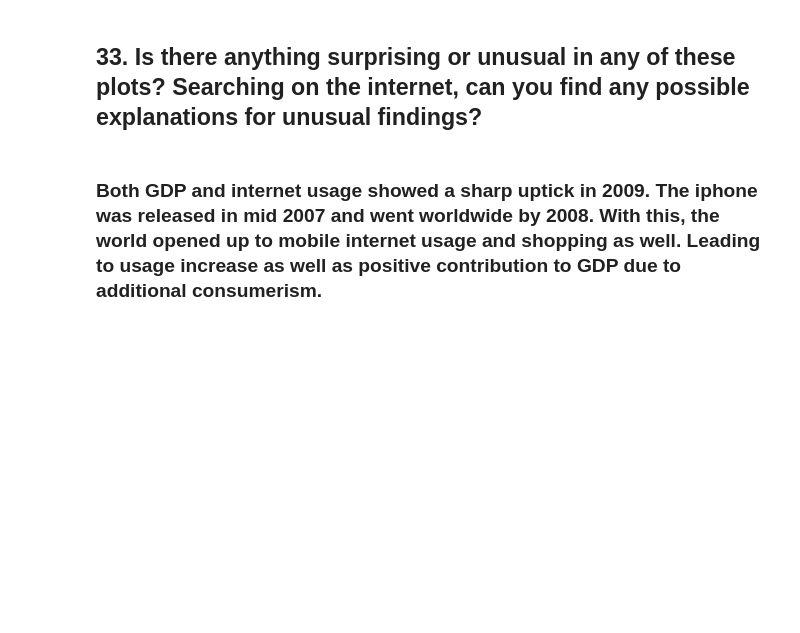
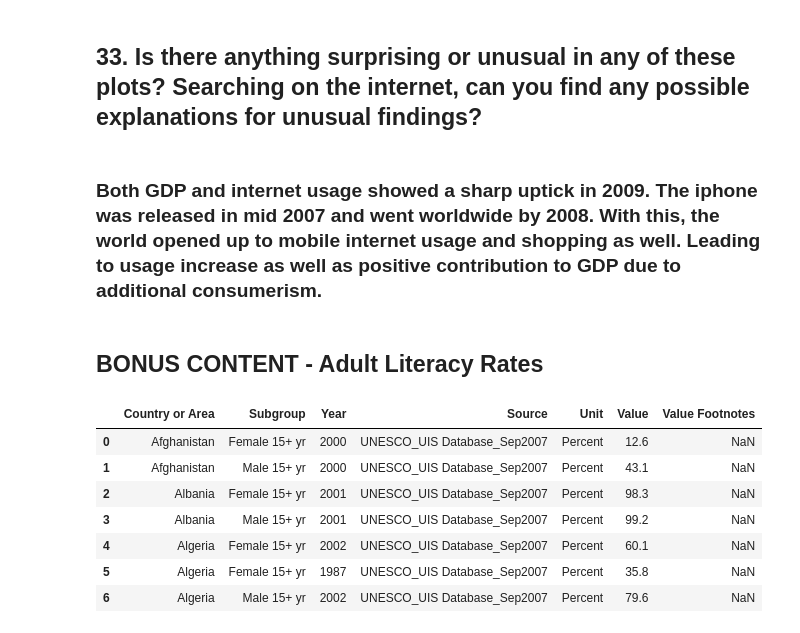
Before and after one commit to NSS-Data-Analytics-Cohort-7/gdp-and-internet-usage-kalmckin, a Jupyter notebook: Notebooks/gdp_and_internet_usage_kalmckin_notebook.ipynb, the cells around one changed output. Cells and saved outputs as stored; diff of their text form; code cells hidden in the pictures; blank space fills up the shorter version.

Commit message:
finished, kinda started bonus. didn't get very far

```diff
--- a/Notebooks/gdp_and_internet_usage_kalmckin_notebook.ipynb
+++ b/Notebooks/gdp_and_internet_usage_kalmckin_notebook.ipynb
@@ -541,3 +541,18 @@ plt.show()
 ## 33. Is there anything surprising or unusual in any of these plots? Searching on the internet, can you find any possible explanations for unusual findings?
 # %% [markdown]
 ### Both GDP and internet usage showed a sharp uptick in 2009. The iphone was released in mid 2007 and went worldwide by 2008. With this, the world opened up to mobile internet usage and shopping as well. Leading to usage increase as well as positive contribution to GDP due to additional consumerism.
+# %% [markdown]
+## BONUS CONTENT - Adult Literacy Rates
+# %%
+literacy_df = pd.read_csv("../Data/adult_literacy_rate.csv", nrows=480)
+# %%
+literacy_df.head(7)
+# %% [output]
+|  | Country or Area | Subgroup | Year | Source | Unit | Value | Value Footnotes |
+| 0 | Afghanistan | Female 15+ yr | 2000 | UNESCO_UIS Database_Sep2007 | Percent | 12.6 | NaN |
+| 1 | Afghanistan | Male 15+ yr | 2000 | UNESCO_UIS Database_Sep2007 | Percent | 43.1 | NaN |
+| 2 | Albania | Female 15+ yr | 2001 | UNESCO_UIS Database_Sep2007 | Percent | 98.3 | NaN |
+| 3 | Albania | Male 15+ yr | 2001 | UNESCO_UIS Database_Sep2007 | Percent | 99.2 | NaN |
+| 4 | Algeria | Female 15+ yr | 2002 | UNESCO_UIS Database_Sep2007 | Percent | 60.1 | NaN |
+| 5 | Algeria | Female 15+ yr | 1987 | UNESCO_UIS Database_Sep2007 | Percent | 35.8 | NaN |
+| 6 | Algeria | Male 15+ yr | 2002 | UNESCO_UIS Database_Sep2007 | Percent | 79.6 | NaN |
```
Also changed, not shown: parts of 12 cells of this notebook.
